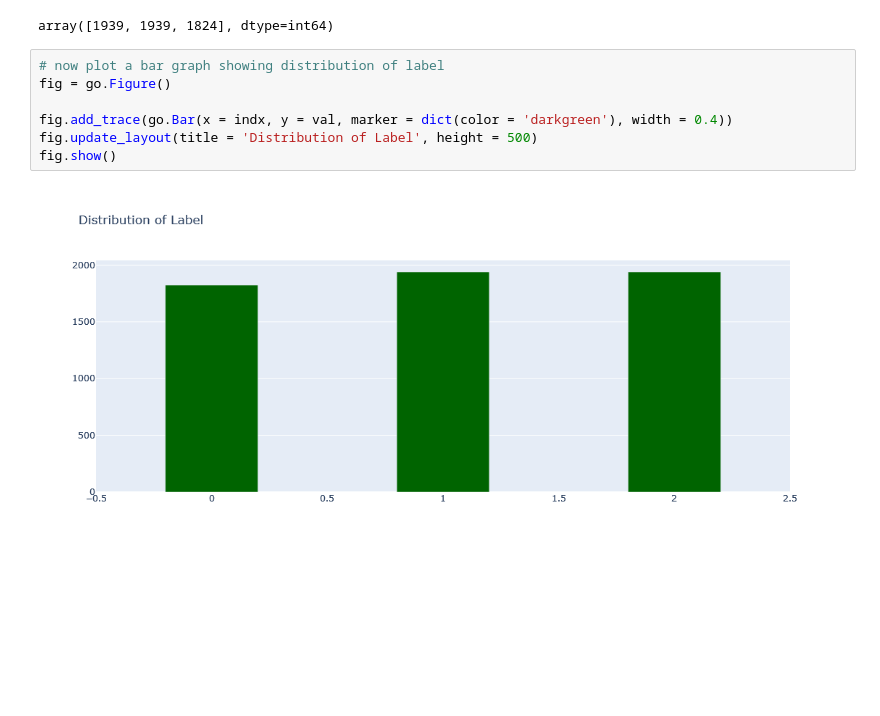
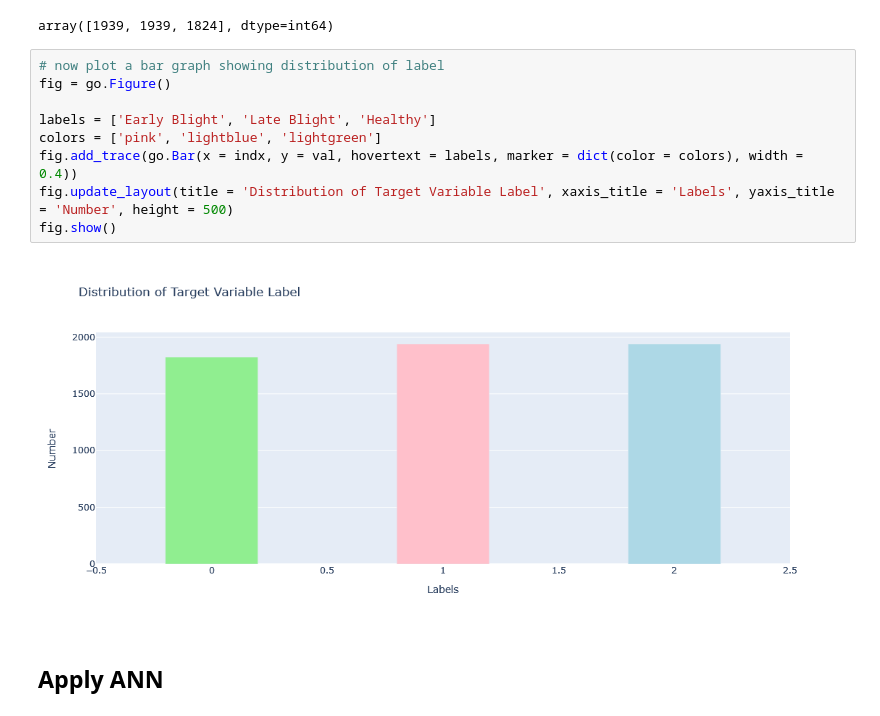
Before and after one commit to arfan64shah/Potato_Disease_DetectionandClassifictaion, a Jupyter notebook: Multi/ANN.ipynb, the cells around one changed output. Cells and saved outputs as stored; diff of their text form; blank space fills up the shorter version.

```diff
--- a/Multi/ANN.ipynb
+++ b/Multi/ANN.ipynb
@@ -38,9 +46,13 @@ array([1939, 1939, 1824], dtype=int64)
 # %%
 # now plot a bar graph showing distribution of label
 fig = go.Figure()
 
-fig.add_trace(go.Bar(x = indx, y = val, marker = dict(color = 'darkgreen'), width = 0.4))
-fig.update_layout(title = 'Distribution of Label', height = 500)
+labels = ['Early Blight', 'Late Blight', 'Healthy']
+colors = ['pink', 'lightblue', 'lightgreen']
+fig.add_trace(go.Bar(x = indx, y = val, hovertext = labels, marker = dict(color = colors), width = 0.4))
+fig.update_layout(title = 'Distribution of Target Variable Label', xaxis_title = 'Labels', yaxis_title = 'Number', height = 500)
 fig.show()
 # %% [output]
-[figure, old version]
+[figure, new version]
+# %% [markdown]
+## Apply ANN
```
Also changed, not shown: parts of 6 cells of this notebook.
